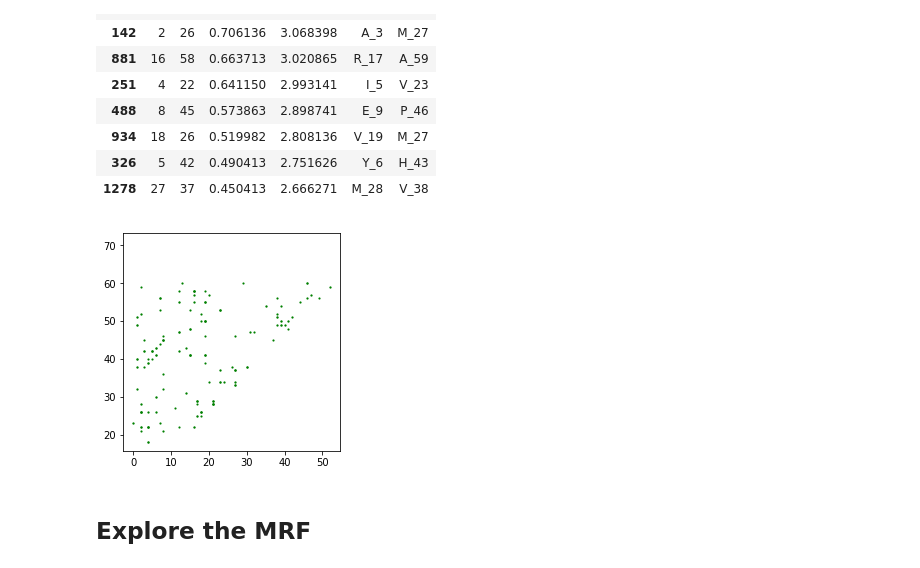
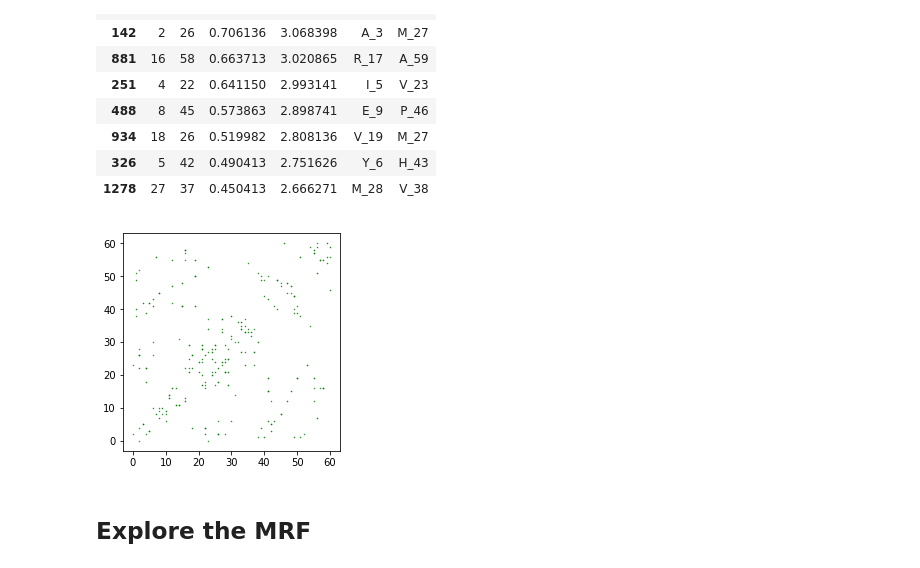
Before and after one commit to ayshaw/complexCorrection, a Jupyter notebook: GREMLIN_TF_v2_weights_edit.ipynb, the cells around one changed output. Cells and saved outputs as stored; diff of their text form; code cells hidden in the pictures.

```diff
--- a/GREMLIN_TF_v2_weights_edit.ipynb
+++ b/GREMLIN_TF_v2_weights_edit.ipynb
@@ -459,13 +459,14 @@ top.head(10)
 | 1278 | 27 | 37 | 0.450413 | 2.666271 | M_28 | V_38 |
 # %%
 def plot_top_n_contacts(df):
-  for index,row in df.nlargest(100,'zscore').iterrows():
-      plt.scatter(row.i,row.j,s=row.zscore,c='g')
+  for index,row in df.nlargest(100,'apc').iterrows():
+      plt.scatter(row.i,row.j,s=row.apc,c='g')
+      plt.scatter(row.j,row.i,s=row.apc,c='g')
   plt.axis('square')
 # %%
-plot_top_n_contacts(top)
+plot_top_n_contacts(pd_mtx)
 # %% [output]
-[figure, old version]
+[figure, new version]
 # %% [markdown]
 ## Explore the MRF
 # %%
```
